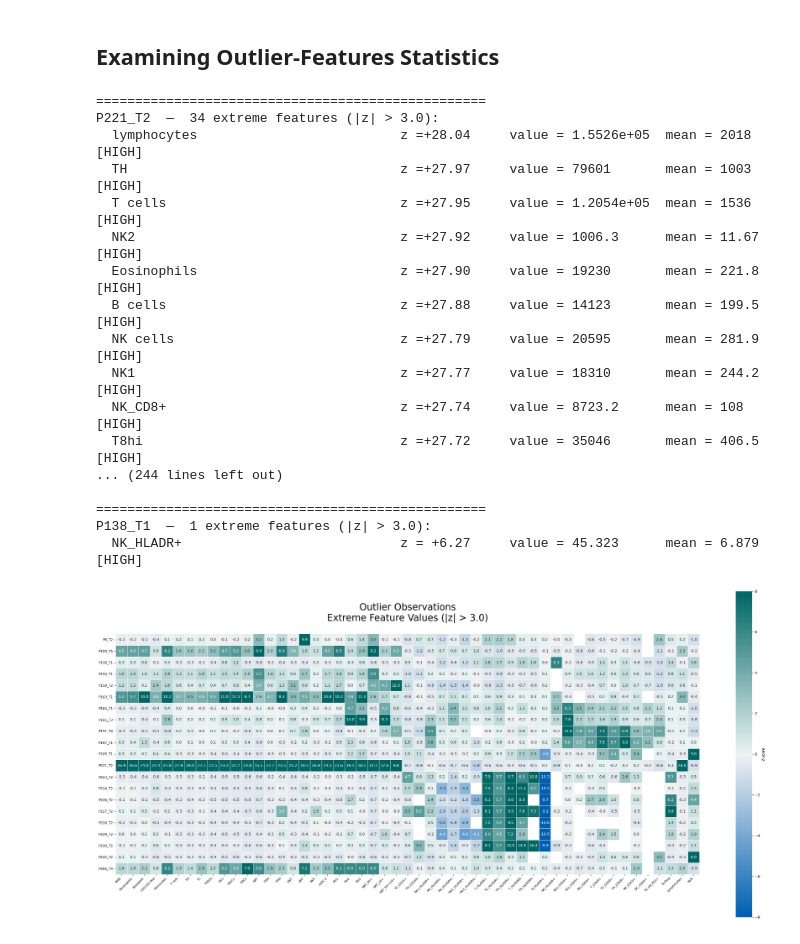
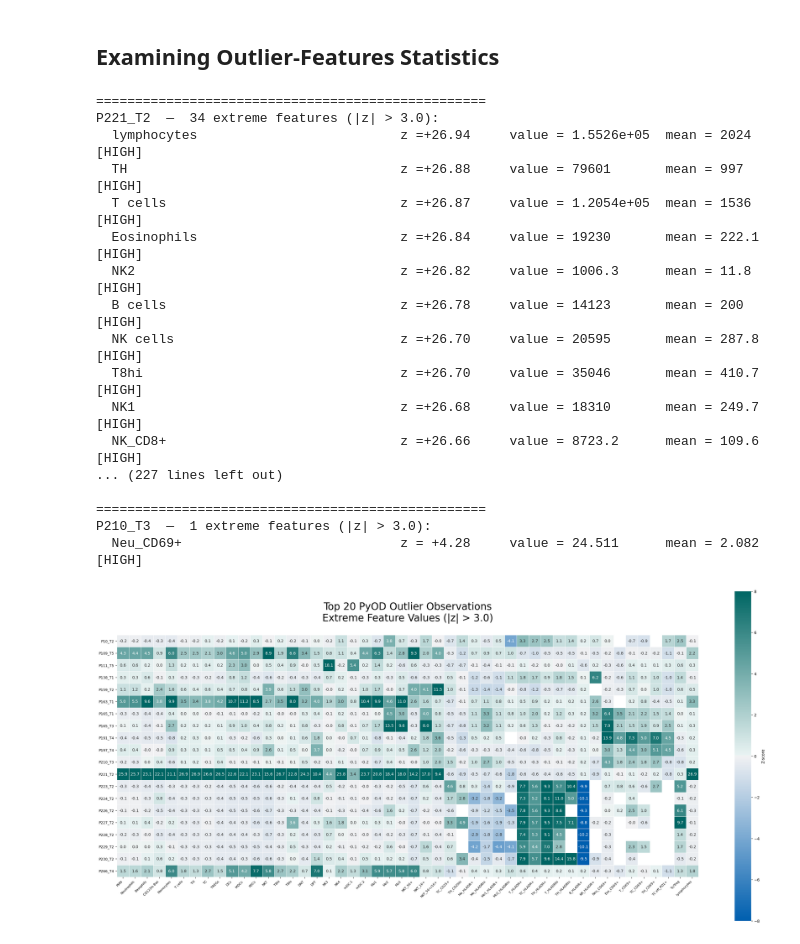
Before and after one commit to ma-farah/master-thesis, a Jupyter notebook: notebooks/4-exploring_outliers.ipynb, the cells around one changed output. Cells and saved outputs as stored; diff of their text form; code cells hidden in the pictures.

```diff
--- a/notebooks/4-exploring_outliers.ipynb
+++ b/notebooks/4-exploring_outliers.ipynb
@@ -22,6 +23,7 @@ df_im, df_cl = explore.load_data()
 # Pre-Process
 df_cl_vis = preprocess.clean_cl(df_cl, False)
 df_im_vis = preprocess.clean_im(df_im, False)
+df_im_vis = df_im_vis[~df_im_vis['Patient'].isin(PRE_EXCLUDED)]
 
 id_cols = ['Patient', 'Timepoint','Date']
 # %% [markdown]
@@ -133,11 +137,11 @@ Total: 26
 from scipy import stats
 
 im_feat_cols = [c for c in df_im_vis.columns if c not in id_cols]
-
-# Extreme outliers found across both iterative imputed and median imputed:
-outliers = [(221, 2), (163, 1), (109, 5), (266, 4), (229, 2), (227, 2), (226, 2), (228, 2),
-            (165, 3), (224, 2), (223, 2), (191, 4), (138, 1), (230, 2), (159, 2), (165, 1),
-            (150, 1), (205, 1), (8, 2), (245, 2), (197, 1)]
+outliers = [
+    (221, 2), (163, 1), (109, 5), (266, 4), (226, 2),
+    (227, 2), (229, 2), (228, 2), (224, 2), (165, 3),
+    (230, 2), (191, 4), (159, 2), (223, 2), (111, 5),
+    (165, 1), (197, 4), (138, 1), (210, 3), (10, 2)]
 
 # Z-scores for all rows (preserving original index)
 z_scores = df_im_vis[im_feat_cols].apply(stats.zscore, nan_policy='omit')
@@ -176,21 +180,21 @@ for orig_idx in sorted_indices:
 # %% [output]
 ==================================================
 P221_T2  —  34 extreme features (|z| > 3.0):
-  lymphocytes                          z =+28.04     value = 1.5526e+05  mean = 2018     [HIGH]
-  TH                                   z =+27.97     value = 79601       mean = 1003     [HIGH]
-  T cells                              z =+27.95     value = 1.2054e+05  mean = 1536     [HIGH]
-  NK2                                  z =+27.92     value = 1006.3      mean = 11.67    [HIGH]
-  Eosinophils                          z =+27.90     value = 19230       mean = 221.8    [HIGH]
-  B cells                              z =+27.88     value = 14123       mean = 199.5    [HIGH]
-  NK cells                             z =+27.79     value = 20595       mean = 281.9    [HIGH]
-  NK1                                  z =+27.77     value = 18310       mean = 244.2    [HIGH]
-  NK_CD8+                              z =+27.74     value = 8723.2      mean = 108      [HIGH]
-  T8hi                                 z =+27.72     value = 35046       mean = 406.5    [HIGH]
-... (244 lines left out)
+  lymphocytes                          z =+26.94     value = 1.5526e+05  mean = 2024     [HIGH]
+  TH                                   z =+26.88     value = 79601       mean = 997      [HIGH]
+  T cells                              z =+26.87     value = 1.2054e+05  mean = 1536     [HIGH]
+  Eosinophils                          z =+26.84     value = 19230       mean = 222.1    [HIGH]
+  NK2                                  z =+26.82     value = 1006.3      mean = 11.8     [HIGH]
+  B cells                              z =+26.78     value = 14123       mean = 200      [HIGH]
+  NK cells                             z =+26.70     value = 20595       mean = 287.8    [HIGH]
+  T8hi                                 z =+26.70     value = 35046       mean = 410.7    [HIGH]
+  NK1                                  z =+26.68     value = 18310       mean = 249.7    [HIGH]
+  NK_CD8+                              z =+26.66     value = 8723.2      mean = 109.6    [HIGH]
+... (227 lines left out)
 
 ==================================================
-P138_T1  —  1 extreme features (|z| > 3.0):
-  NK_HLADR+                            z = +6.27     value = 45.323      mean = 6.879    [HIGH]
+P210_T3  —  1 extreme features (|z| > 3.0):
+  Neu_CD69+                            z = +4.28     value = 24.511      mean = 2.082    [HIGH]
 # %%
 # labelled z-score matrix for the outlier rows
 z_outlier_rows = pd.DataFrame(
@@ -200,32 +204,32 @@ z_outlier_rows = pd.DataFrame(
 
 col_counts    = (z_outlier_rows.abs() > THRESHOLD).sum(axis=0)
 extreme_cols  = col_counts[col_counts >= 2].index.tolist() # plotting columns with at least 2 or more outliers.
 z_plot        = z_outlier_rows[extreme_cols]
 
 # Square cells: same size per row and column
 cell_size = 0.55
 fig, ax = plt.subplots(figsize=(len(extreme_cols) * cell_size, len(outlier_rows) * cell_size + 1))
 cmap = sns.diverging_palette(240, 190, s=200, l=35, as_cmap=True)
 
 
 sns.heatmap(
     z_plot,
     cmap=cmap,
     center=0,
     vmin=-8, vmax=8,
     annot=True, fmt='.1f',
     linewidths=0.4,
     square=True,
     cbar_kws={'label': 'Z-score'},
     ax=ax
 )
-ax.set_title(f'Outlier Observations\nExtreme Feature Values (|z| > {THRESHOLD})\n',
+ax.set_title(f'Top 20 PyOD Outlier Observations\nExtreme Feature Values (|z| > {THRESHOLD})\n',
              fontsize=25)
 ax.set_xlabel('')
 ax.set_ylabel('')
 plt.xticks(rotation=45, ha='right', fontsize=8)
 plt.yticks(rotation=0, fontsize=9)
 plt.tight_layout()
 plt.show()
 # %% [output]
-[figure, old version]
+[figure, new version]
```
Also changed, not shown: parts of 3 cells of this notebook, 5 other files.
